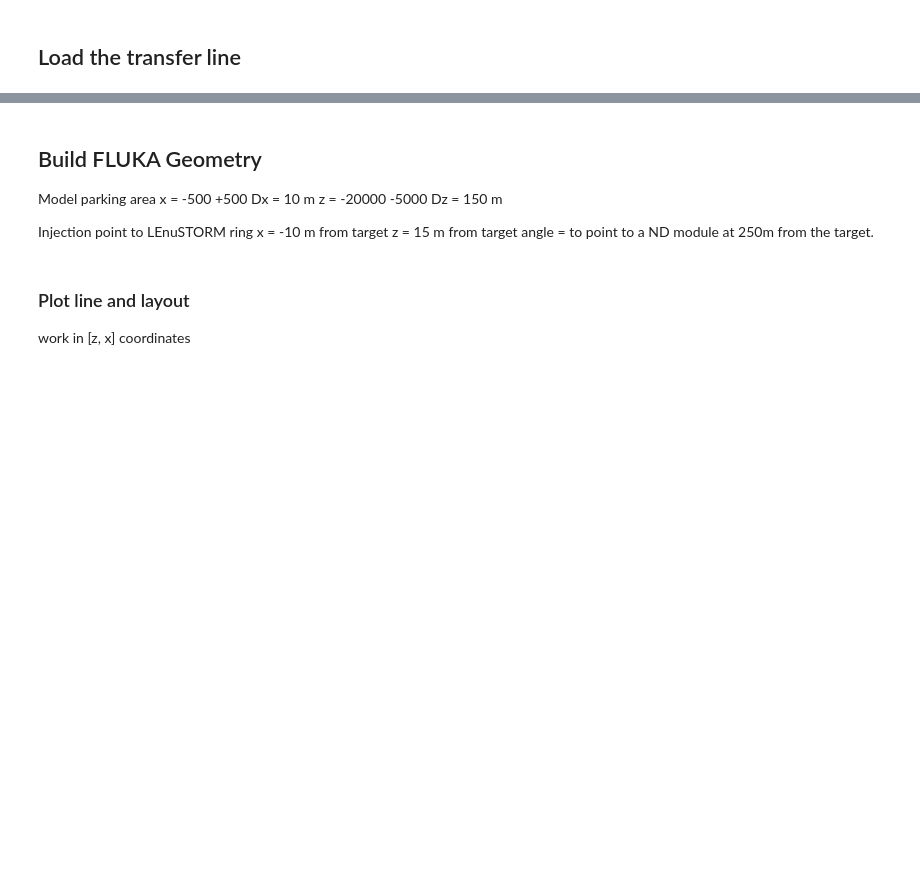
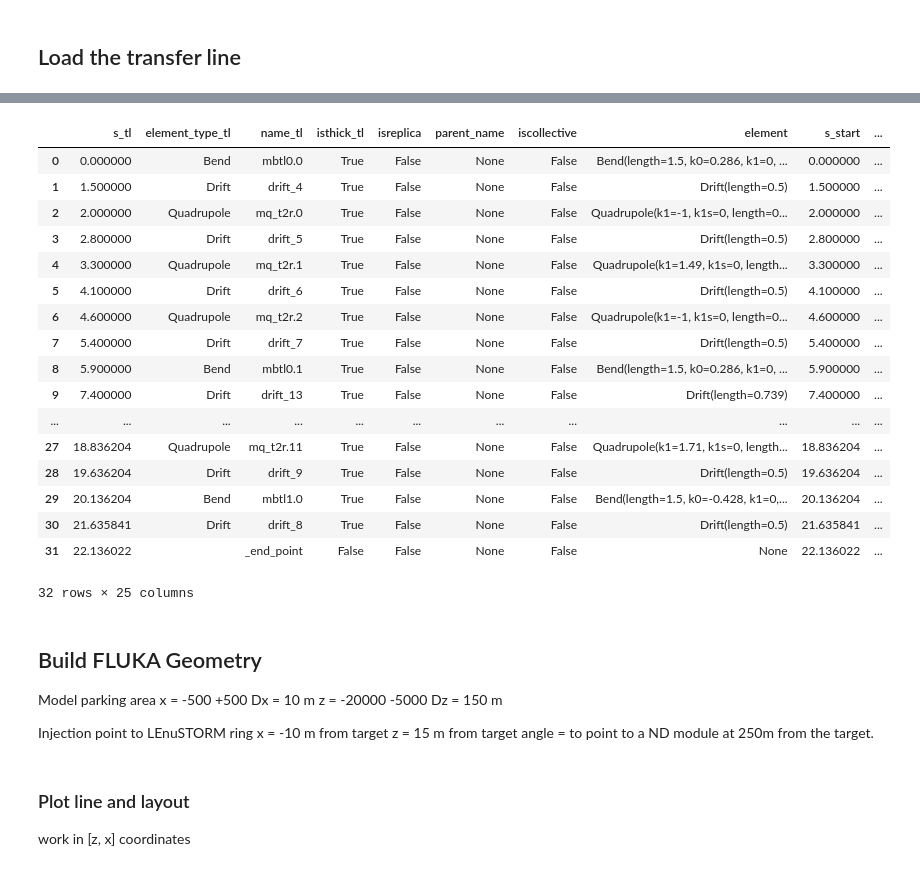
Before and after one commit to JulienHIEGEL/essnusbsim, a Jupyter notebook: myanal/lenustorm.ipynb, the cells around one changed output, grey strips where cells are left out. Saved outputs shown, nothing was run; the diff lists cells and outputs as text; code cells hidden in the pictures; blank space fills up the shorter version.

```diff
--- a/myanal/lenustorm.ipynb
+++ b/myanal/lenustorm.ipynb
@@ -225,7 +209,8 @@ FULL_RING.survey().plot()
 # fin = '/Users/iliasefthymiopoulos/cernbox/Projects/ESS_NuBeam/From_Max/ESSnuSB_transline.ESSnuSB_dogleg'
 # fin = '/Users/iliasefthymiopoulos/cernbox/Projects/ESS_NuBeam/From_Max/20241212-line-triplet.json'
 # fin = '/Users/iliasefthymiopoulos/cernbox/Projects/ESS_NuBeam/From_Max/20241213-thicklensline.json'
-fin = './20241213-thicklensline.json'
+# fin = './20241213-thicklensline.json'
+fin = '/Users/iliasefthymiopoulos/cernbox/Projects/ESS_NuBeam/From_Max/20250807-transfer-line-1050.20250807-transfer-line-1050'
 
 TRANSLINE, t2r_df, srv_df, tlcomplete_df = bsim.gen_t2rline(fin)
 
@@ -252,0 +222,2 @@ Done loading line from dict.
+# %%
+TRANSLINE = xt.Line.from_json(fin)
@@ -252,0 +226,5 @@ Done loading line from dict.
+# %%
+_dfy = TRANSLINE.to_pandas()
+_dfysrv = TRANSLINE.survey().to_pandas()
+display(_dfy.head())
+display(_dfysrv.head())
@@ -253,3 +244,24 @@ Done loading line from dict.
+# %%
+_dfy.merge(_dfysrv, left_index=True, right_index=True, suffixes=('_tl', '_srv'))
+# %% [output]
+|  | s_tl | element_type_tl | name_tl | isthick_tl | isreplica | parent_name | iscollective | element | s_start | ... |
+| 0 | 0.000000 | Bend | mbtl0.0 | True | False | None | False | Bend(length=1.5, k0=0.286, k1=0, ... | 0.000000 | ... |
+| 1 | 1.500000 | Drift | drift_4 | True | False | None | False | Drift(length=0.5) | 1.500000 | ... |
+| 2 | 2.000000 | Quadrupole | mq_t2r.0 | True | False | None | False | Quadrupole(k1=-1, k1s=0, length=0... | 2.000000 | ... |
+| 3 | 2.800000 | Drift | drift_5 | True | False | None | False | Drift(length=0.5) | 2.800000 | ... |
+| 4 | 3.300000 | Quadrupole | mq_t2r.1 | True | False | None | False | Quadrupole(k1=1.49, k1s=0, length... | 3.300000 | ... |
+| 5 | 4.100000 | Drift | drift_6 | True | False | None | False | Drift(length=0.5) | 4.100000 | ... |
+| 6 | 4.600000 | Quadrupole | mq_t2r.2 | True | False | None | False | Quadrupole(k1=-1, k1s=0, length=0... | 4.600000 | ... |
+| 7 | 5.400000 | Drift | drift_7 | True | False | None | False | Drift(length=0.5) | 5.400000 | ... |
+| 8 | 5.900000 | Bend | mbtl0.1 | True | False | None | False | Bend(length=1.5, k0=0.286, k1=0, ... | 5.900000 | ... |
+| 9 | 7.400000 | Drift | drift_13 | True | False | None | False | Drift(length=0.739) | 7.400000 | ... |
+| ... | ... | ... | ... | ... | ... | ... | ... | ... | ... | ... |
+| 27 | 18.836204 | Quadrupole | mq_t2r.11 | True | False | None | False | Quadrupole(k1=1.71, k1s=0, length... | 18.836204 | ... |
+| 28 | 19.636204 | Drift | drift_9 | True | False | None | False | Drift(length=0.5) | 19.636204 | ... |
+| 29 | 20.136204 | Bend | mbtl1.0 | True | False | None | False | Bend(length=1.5, k0=-0.428, k1=0,... | 20.136204 | ... |
+| 30 | 21.635841 | Drift | drift_8 | True | False | None | False | Drift(length=0.5) | 21.635841 | ... |
+| 31 | 22.136022 |  | _end_point | False | False | None | False | None | 22.136022 | ... |
+32 rows × 25 columns
 # %% [markdown]
 ## Build FLUKA Geometry
 
```
Also changed, not shown: parts of 13 cells of this notebook, 5 other files.
